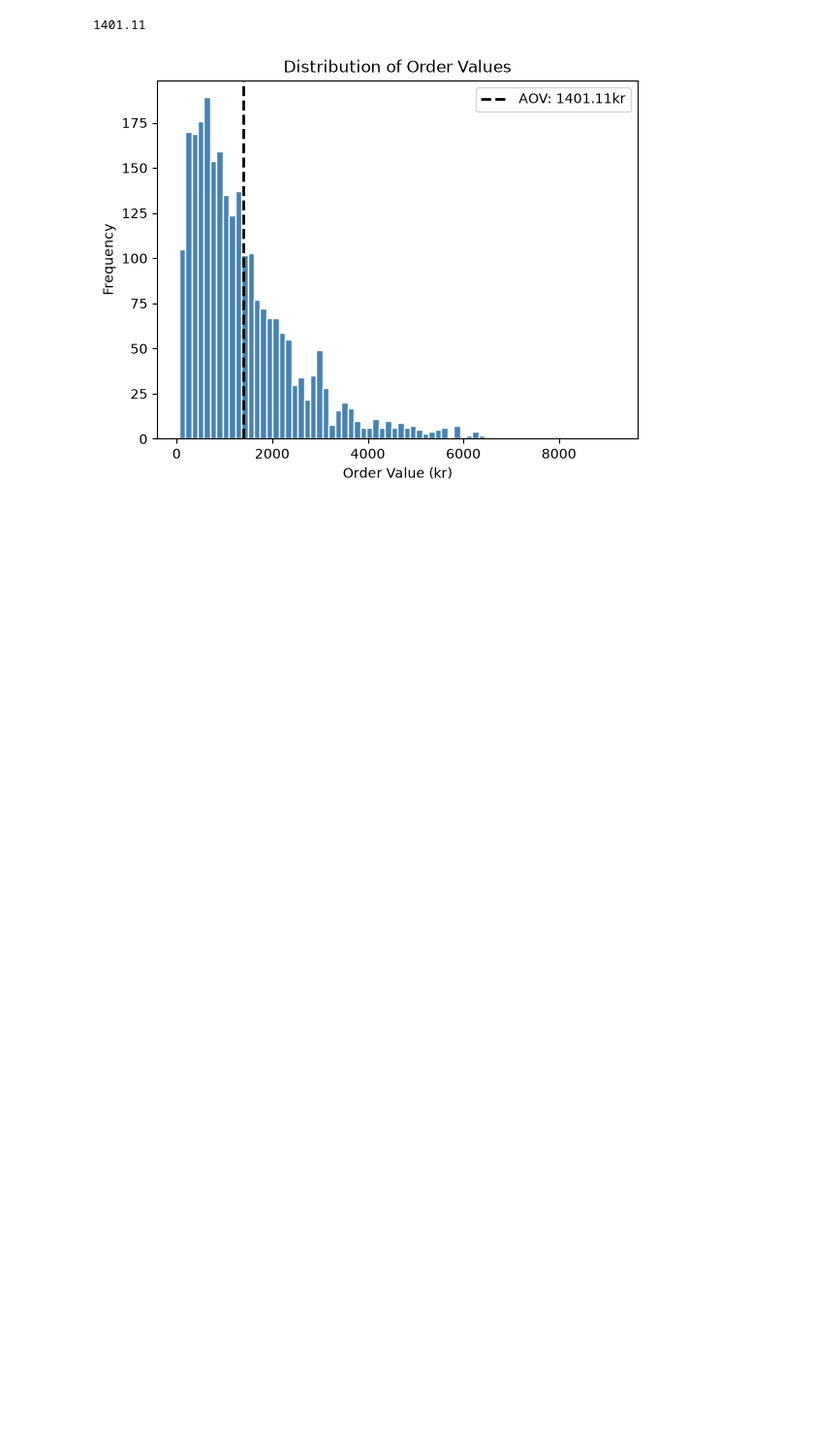
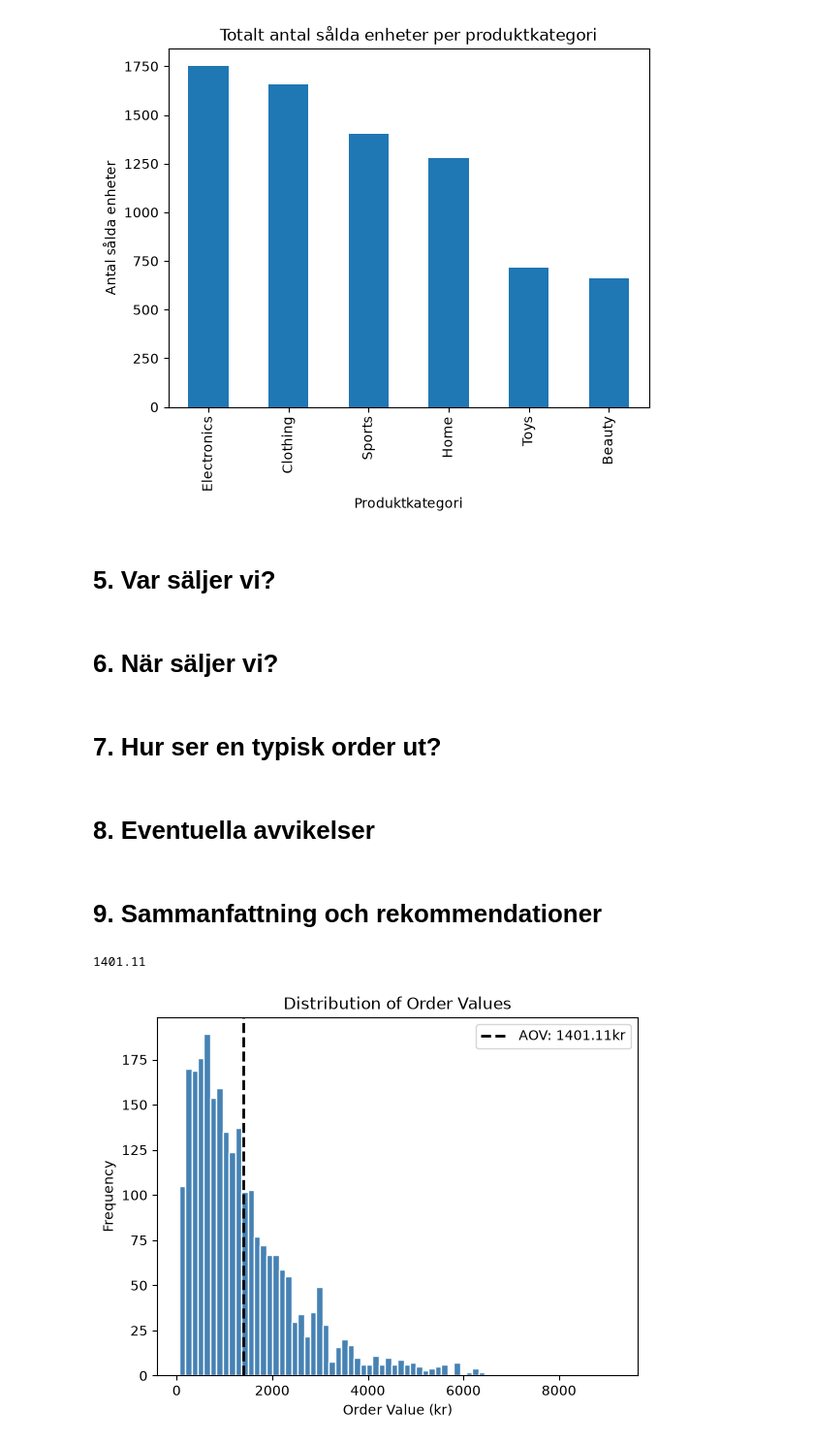
Before and after one commit to VafaNasirova-analytics/e-handel-analys, a Jupyter notebook: notebooks/report.ipynb, the cells around one changed output. Shown at 97% size. Saved outputs shown, nothing was run; the diff lists cells and outputs as text; code cells hidden in the pictures; blank space fills up the shorter version.

```diff
--- a/notebooks/report.ipynb
+++ b/notebooks/report.ipynb
@@ -0,0 +86,7 @@
+# %%
+#Antal sålda per kategori samt andel sålda per kategori.
+antal_salda_per_kategori=df.groupby("category")["units"].sum().sort_values(ascending=False)
+print(antal_salda_per_kategori)
+totalt_antal_salda=df["units"].sum()
+andel_salda_per_kategori=(antal_salda_per_kategori/totalt_antal_salda)*100
+print(andel_salda_per_kategori.round(0))
@@ -1,3 +138,21 @@
+# %%
+antal_salda_per_kategori.plot(kind="bar")
+plt.title("Totalt antal sålda enheter per produktkategori")
+plt.xlabel("Produktkategori")
+plt.ylabel("Antal sålda enheter")
+plt.show()
+# %% [output]
+[figure, added]
+# %% [markdown]
+# 5. Var säljer vi?
+# %% [markdown]
+# 6. När säljer vi?
+# %% [markdown]
+# 7. Hur ser en typisk order ut?
+# %% [markdown]
+# 8. Eventuella avvikelser
+# %% [markdown]
+# 9. Sammanfattning och rekommendationer
 # %%
 import sys, os
 sys.path.append(os.path.abspath(".."))
```
Also changed, not shown: parts of 12 cells of this notebook.
